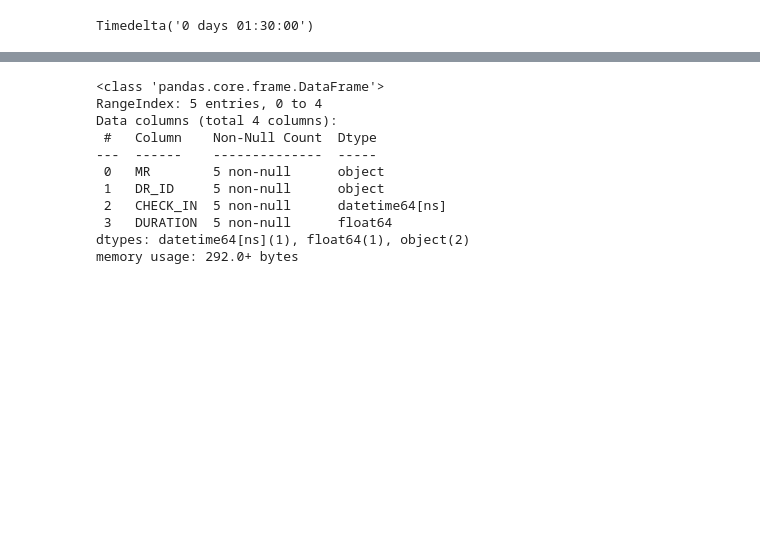
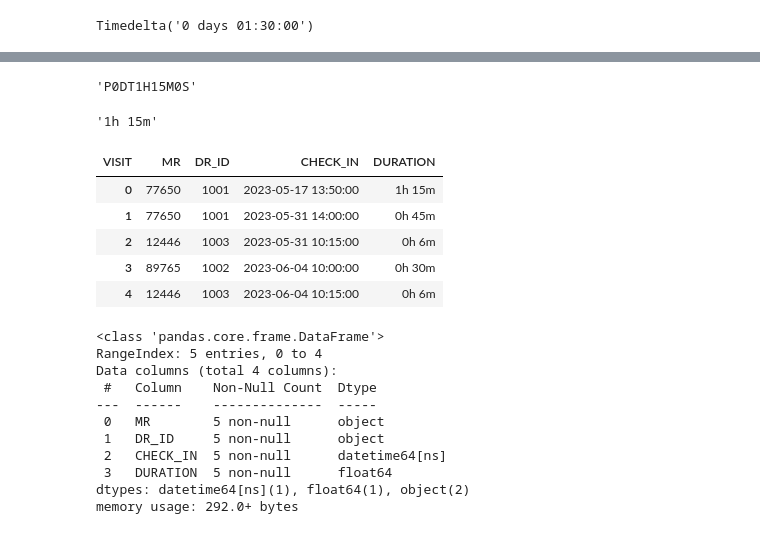
Before and after one commit to 4dsolutions/clarusway_data_analysis, a Jupyter notebook: DAwPy_S10_(Working with Text and Time Data)/DAwPy_S10_Joining_Tables.ipynb, the cells around one changed output, grey strips where cells are left out. Cells and saved outputs as stored; diff of their text form; code cells hidden in the pictures; blank space fills up the shorter version.

```diff
--- a/DAwPy_S10_(Working with Text and Time Data)/DAwPy_S10_Joining_Tables.ipynb
+++ b/DAwPy_S10_(Working with Text and Time Data)/DAwPy_S10_Joining_Tables.ipynb
@@ -186,3 +202,39 @@ visits_df.style.format({"DURATION":lambda x: pd.Timedelta(x, unit='h').isoformat
+# %%
+target.isoformat()
+# %% [output]
+'P0DT1H15M0S'
+# %%
+re.sub(pattern = r"^.*(?P<h>\d+)H(?P<m>\d+)M.*$",
+       repl    = r"\g<h>h \g<m>m",
+       string  = target.isoformat())
+# %% [output]
+'1h 15m'
+# %%
+visits = [('77650', '1001', '2023-5-17T13:50', "1.25"),
+          ('77650', '1001', '2023-5-31T14:00', "0.75"),
+          ('12446', '1003', '2023-5-31T10:15', "0.10"),
+          ('89765', '1002', '2023-6-04T10:00', "0.50"),
+          ('12446', '1003', '2023-6-04T10:15', "0.10"),]
+
+visits_df = pd.DataFrame(
+    data=visits,
+    columns = pd.Series(["MR", "DR_ID","CHECK_IN", "DURATION"], name="VISIT")
+)
+
+visits_df["CHECK_IN"] = visits_df["CHECK_IN"].astype(np.datetime64)
+visits_df["DURATION"] = visits_df["DURATION"].astype(float)
+visits_df.style.format(
+    {"DURATION":lambda x: re.sub(pattern = r"^.*(?P<h>\d+)H(?P<m>\d+)M.*$",
+                                 repl    = r"\g<h>h \g<m>m",
+                                 string  = pd.Timedelta(x, unit='h').isoformat()
+                                  )})
+# %% [output]
+| VISIT | MR | DR_ID | CHECK_IN | DURATION |
+| 0 | 77650 | 1001 | 2023-05-17 13:50:00 | 1h 15m |
+| 1 | 77650 | 1001 | 2023-05-31 14:00:00 | 0h 45m |
+| 2 | 12446 | 1003 | 2023-05-31 10:15:00 | 0h 6m |
+| 3 | 89765 | 1002 | 2023-06-04 10:00:00 | 0h 30m |
+| 4 | 12446 | 1003 | 2023-06-04 10:15:00 | 0h 6m |
 # %%
 visits_df.info()
 # %% [output]
```
Also changed, not shown: parts of 10 cells of this notebook.
